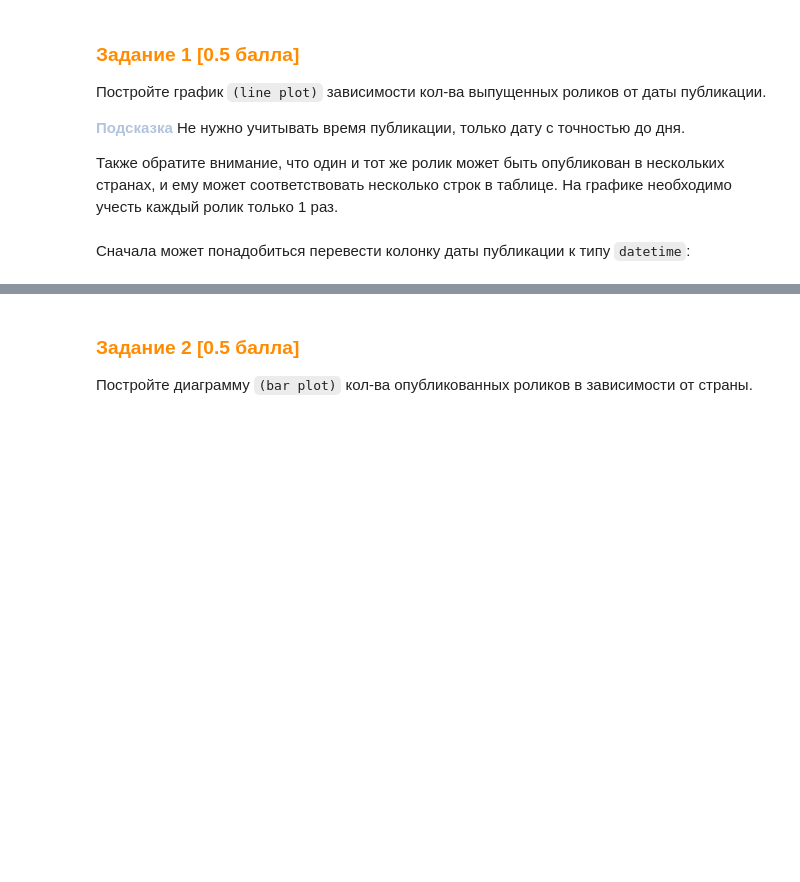
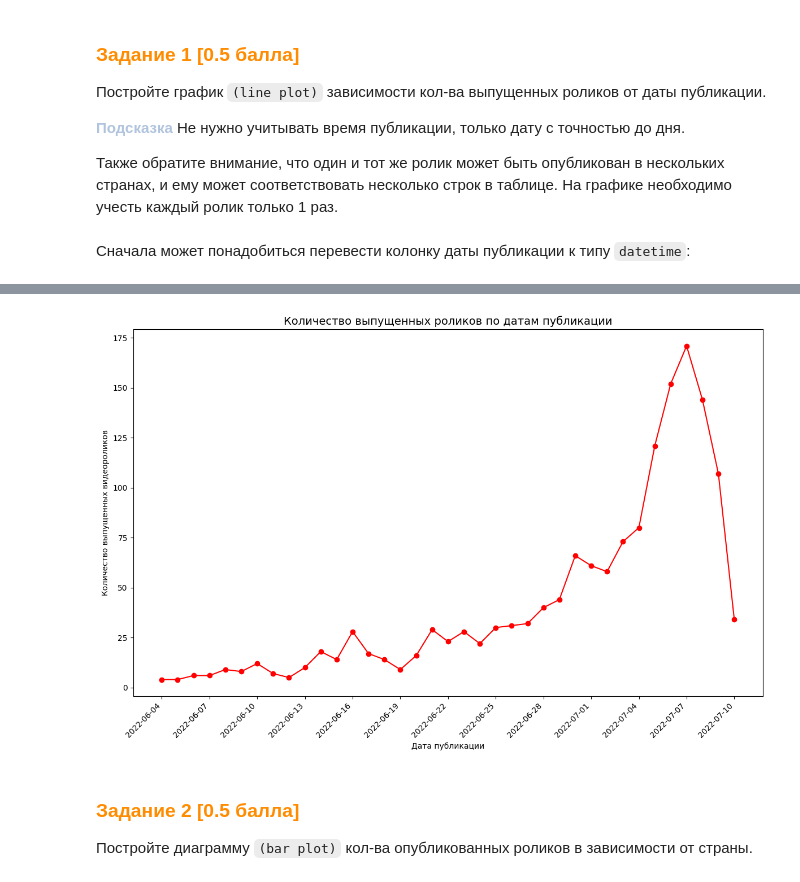
Before and after one commit to vdoffan/ml_cmc, a Jupyter notebook: ht_2/[Base]_Numpy_pandas_matplotlib_[CMC_ML_Course]_[2024_2025].ipynb, the cells around one changed output, grey strips where cells are left out. Saved outputs shown, nothing was run; the diff lists cells and outputs as text; code cells hidden in the pictures; blank space fills up the shorter version.

```diff
--- a/ht_2/[Base]_Numpy_pandas_matplotlib_[CMC_ML_Course]_[2024_2025].ipynb
+++ b/ht_2/[Base]_Numpy_pandas_matplotlib_[CMC_ML_Course]_[2024_2025].ipynb
@@ -430,7 +426,26 @@ dtype: object
 # %%
-import matplotlib.pyplot as plt # или другая любимая библиотека визуализации
+unique_videos = df.drop_duplicates(subset='publishedAt')
 
-# your code here
+unique_videos.loc[:, 'publishedAt'] = pd.to_datetime(unique_videos.publishedAt).dt.date
+
+videos = unique_videos.groupby('publishedAt').size().reset_index(name='videos_count')
+
+import matplotlib.pyplot as plt
+
+plt.figure(figsize=(12, 8))
+
+plt.plot(videos.publishedAt, videos.videos_count, marker='o', color='red')
+
+plt.title('Количество выпущенных роликов по датам публикации', fontsize= 14)
+plt.xlabel('Дата публикации')
+plt.ylabel('Количество выпущенных видеороликов')
+
+plt.xticks(ticks=videos.publishedAt[::3],rotation=45, ha='right')
+
+plt.tight_layout()
+plt.show()
+# %% [output]
+[figure, added]
 # %% [markdown]
 ### <font color='DarkOrange'>**Задание 2 [0.5 баллa]**</font>
 
```
Also changed, not shown: parts of 6 cells of this notebook.
